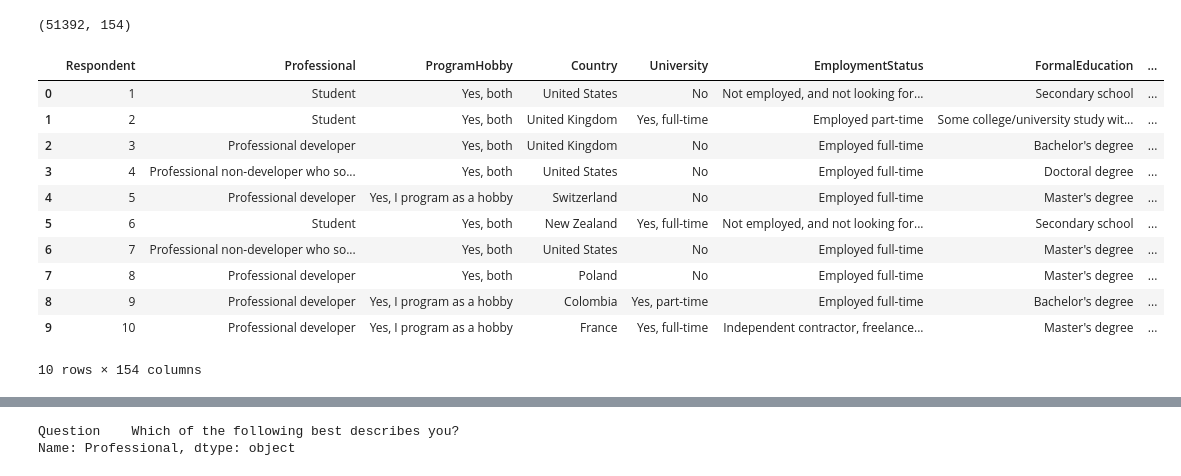
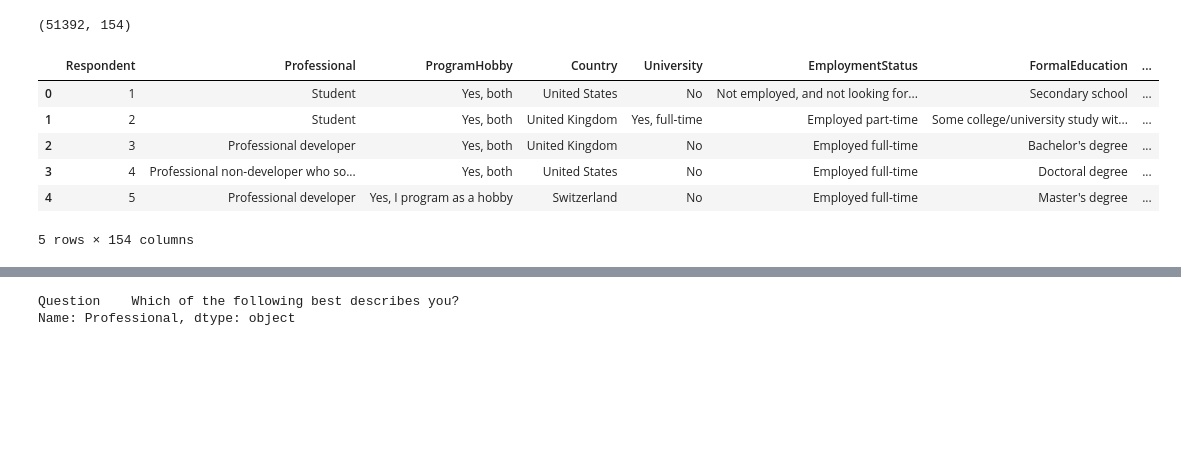
Before and after one commit to mm898/devTrends, a Jupyter notebook: notebook.ipynb, the cells around one changed output, grey strips where cells are left out. Saved outputs shown, nothing was run; the diff lists cells and outputs as text; code cells hidden in the pictures; blank space fills up the shorter version.

```diff
--- a/notebook.ipynb
+++ b/notebook.ipynb
@@ -17,17 +18,12 @@ df.shape
 # %% [output]
 (51392, 154)
 # %%
-df.head(10)
+df.head()
 # %% [output]
 |  | Respondent | Professional | ProgramHobby | Country | University | EmploymentStatus | FormalEducation | ... |
 | 0 | 1 | Student | Yes, both | United States | No | Not employed, and not looking for... | Secondary school | ... |
 | 1 | 2 | Student | Yes, both | United Kingdom | Yes, full-time | Employed part-time | Some college/university study wit... | ... |
 | 2 | 3 | Professional developer | Yes, both | United Kingdom | No | Employed full-time | Bachelor's degree | ... |
 | 3 | 4 | Professional non-developer who so... | Yes, both | United States | No | Employed full-time | Doctoral degree | ... |
 | 4 | 5 | Professional developer | Yes, I program as a hobby | Switzerland | No | Employed full-time | Master's degree | ... |
-| 5 | 6 | Student | Yes, both | New Zealand | Yes, full-time | Not employed, and not looking for... | Secondary school | ... |
-| 6 | 7 | Professional non-developer who so... | Yes, both | United States | No | Employed full-time | Master's degree | ... |
-| 7 | 8 | Professional developer | Yes, both | Poland | No | Employed full-time | Master's degree | ... |
-| 8 | 9 | Professional developer | Yes, I program as a hobby | Colombia | Yes, part-time | Employed full-time | Bachelor's degree | ... |
-| 9 | 10 | Professional developer | Yes, I program as a hobby | France | Yes, full-time | Independent contractor, freelance... | Master's degree | ... |
-10 rows × 154 columns
+5 rows × 154 columns
```
Also changed, not shown: parts of 26 cells of this notebook.
